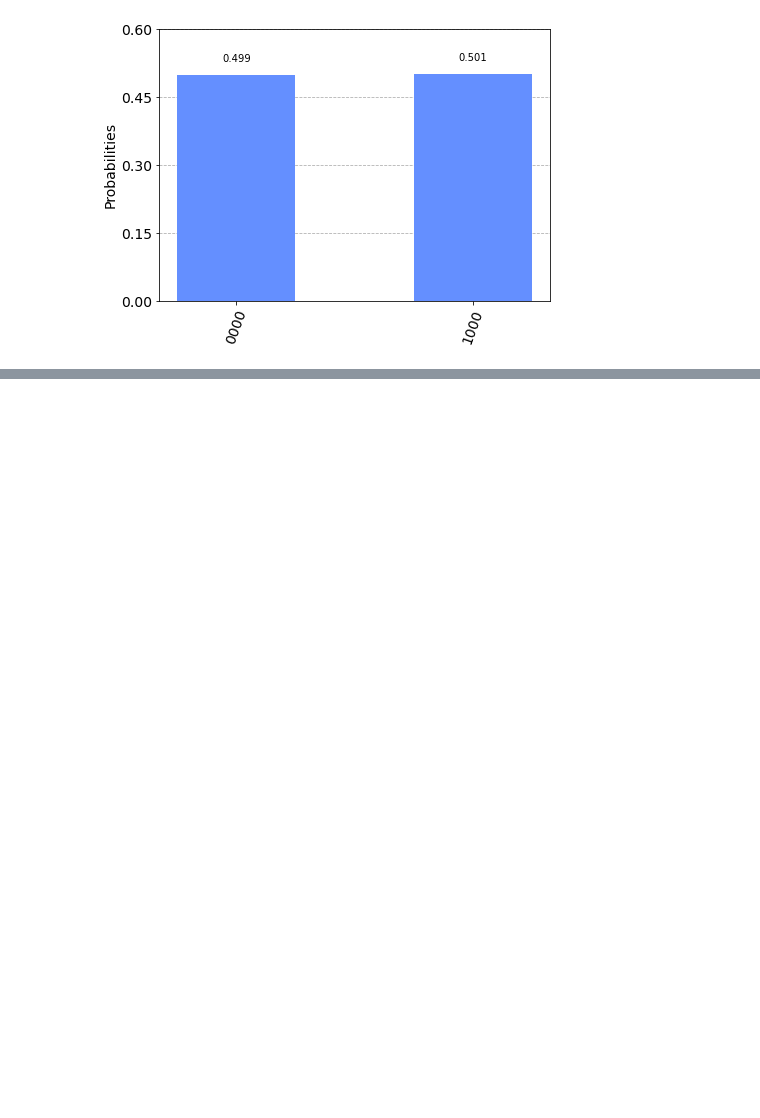
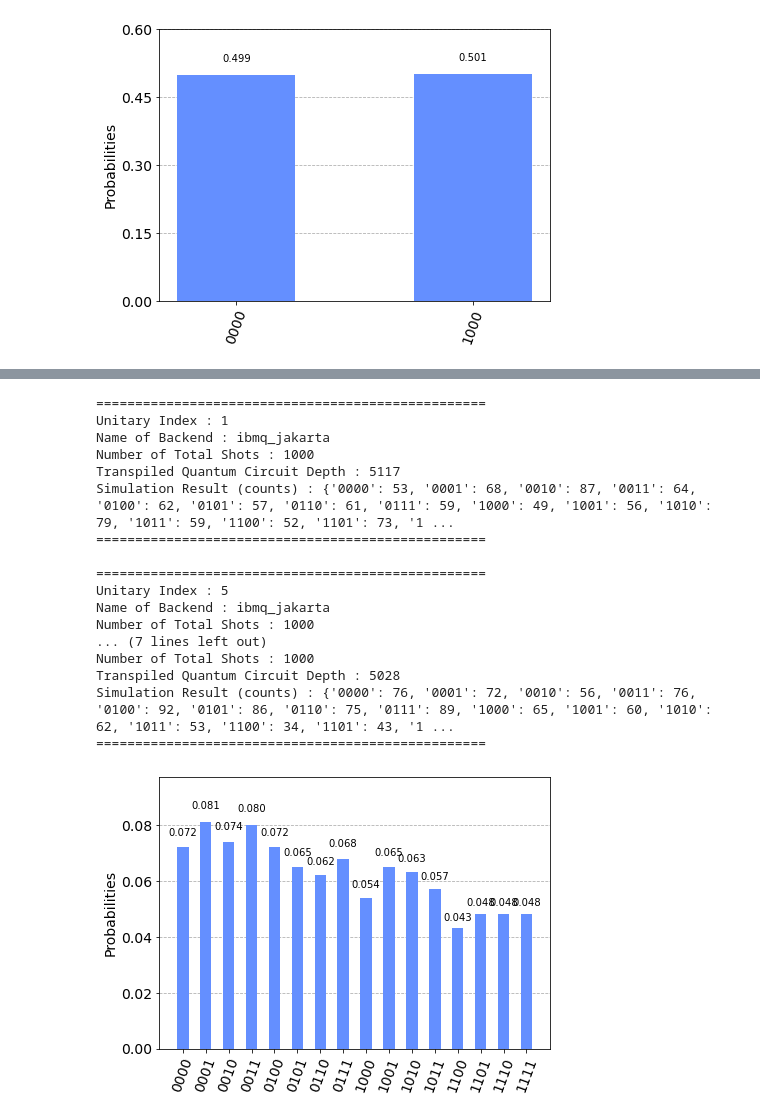
Before and after one commit to ReoLusia/ShorAlgorithm, a Jupyter notebook: Main_ShorN6X5.ipynb, the cells around one changed output, grey strips where cells are left out. Drawn from its saved outputs; the diff is of its cells as text; code cells hidden in the pictures; blank space fills up the shorter version.

```diff
--- a/Main_ShorN6X5.ipynb
+++ b/Main_ShorN6X5.ipynb
@@ -62,0 +74,3 @@ Simulation Result (counts) : {'0000': 489, '1000': 511}
+# %%
+ShorN6X5(shots=1000, backend_name="ibmq_jakarta", IsTwirl=True).SimulationQC()
+# %% [output]
@@ -62,0 +78,18 @@ Simulation Result (counts) : {'0000': 489, '1000': 511}
+==================================================
+Unitary Index : 1
+Name of Backend : ibmq_jakarta
+Number of Total Shots : 1000
+Transpiled Quantum Circuit Depth : 5117
+Simulation Result (counts) : {'0000': 53, '0001': 68, '0010': 87, '0011': 64, '0100': 62, '0101': 57, '0110': 61, '0111': 59, '1000': 49, '1001': 56, '1010': 79, '1011': 59, '1100': 52, '1101': 73, '1 ...
+==================================================
+
+==================================================
+Unitary Index : 5
+Name of Backend : ibmq_jakarta
+Number of Total Shots : 1000
+... (7 lines left out)
+Number of Total Shots : 1000
+Transpiled Quantum Circuit Depth : 5028
+Simulation Result (counts) : {'0000': 76, '0001': 72, '0010': 56, '0011': 76, '0100': 92, '0101': 86, '0110': 75, '0111': 89, '1000': 65, '1001': 60, '1010': 62, '1011': 53, '1100': 34, '1101': 43, '1 ...
+==================================================
+[figure, added]
```
Also changed, not shown: parts of 32 cells of this notebook.
